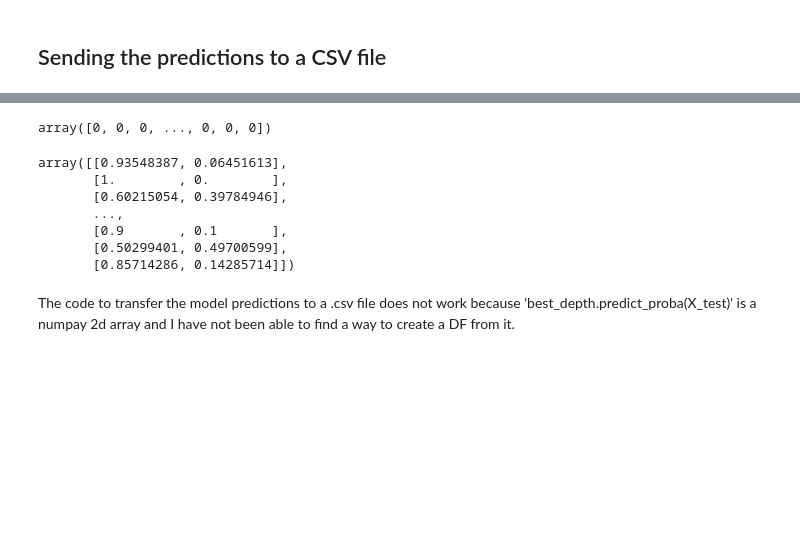
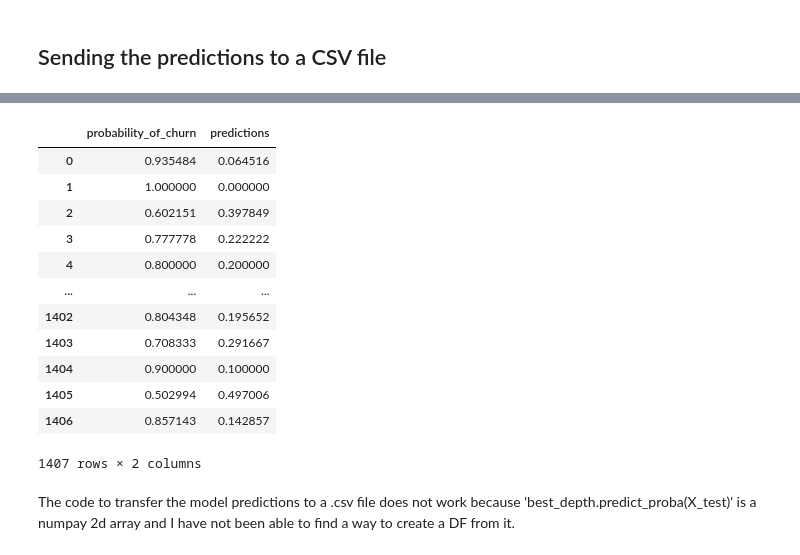
Before and after one commit to Severina7/Man_in_a_hole, a Jupyter notebook: DS_pipeline_Project1.ipynb, the cells around one changed output, grey strips where cells are left out. Cells and saved outputs as stored; diff of their text form; code cells hidden in the pictures; blank space fills up the shorter version.

```diff
--- a/DS_pipeline_Project1.ipynb
+++ b/DS_pipeline_Project1.ipynb
@@ -1582,7 +1596,8 @@ weighted avg       0.73      0.76      0.73      1407
 y_predictions = best_depth.predict(X_test)
 y_proba = best_depth.predict_proba(X_test)
 
-columns = ['predictions', 'probability_of_churn']
-predictions = pd.DataFrame(y_predictions, y_proba, columns)
-predictions
+columns = ['probability_of_churn', 'predictions']
+predictions = pd.DataFrame(y_proba, y_predictions, columns)
+predictions = predictions.reset_index()
+predictions.head()
 # %% [output]
@@ -1592,17 +1610,19 @@ predictions.to_csv("predictions.csv")
-# %%
-best_depth.predict(X_test)
-# %% [output]
-array([0, 0, 0, ..., 0, 0, 0])
-# %%
-best_depth.predict_proba(X_test)
-# %% [output]
-array([[0.93548387, 0.06451613],
-       [1.        , 0.        ],
-       [0.60215054, 0.39784946],
-       ...,
-       [0.9       , 0.1       ],
-       [0.50299401, 0.49700599],
-       [0.85714286, 0.14285714]])
+# %%
+predictions.drop(['index'], axis=1)
+# %% [output]
+|  | probability_of_churn | predictions |
+| 0 | 0.935484 | 0.064516 |
+| 1 | 1.000000 | 0.000000 |
+| 2 | 0.602151 | 0.397849 |
+| 3 | 0.777778 | 0.222222 |
+| 4 | 0.800000 | 0.200000 |
+| ... | ... | ... |
+| 1402 | 0.804348 | 0.195652 |
+| 1403 | 0.708333 | 0.291667 |
+| 1404 | 0.900000 | 0.100000 |
+| 1405 | 0.502994 | 0.497006 |
+| 1406 | 0.857143 | 0.142857 |
+1407 rows × 2 columns
 # %% [markdown]
 The code to transfer the model predictions to a .csv file does not work because 'best_depth.predict_proba(X_test)' is a numpay 2d array and I have not been able to find a way to create a DF from it.
 # %% [markdown]
```
Also changed, not shown: parts of 4 cells of this notebook.
